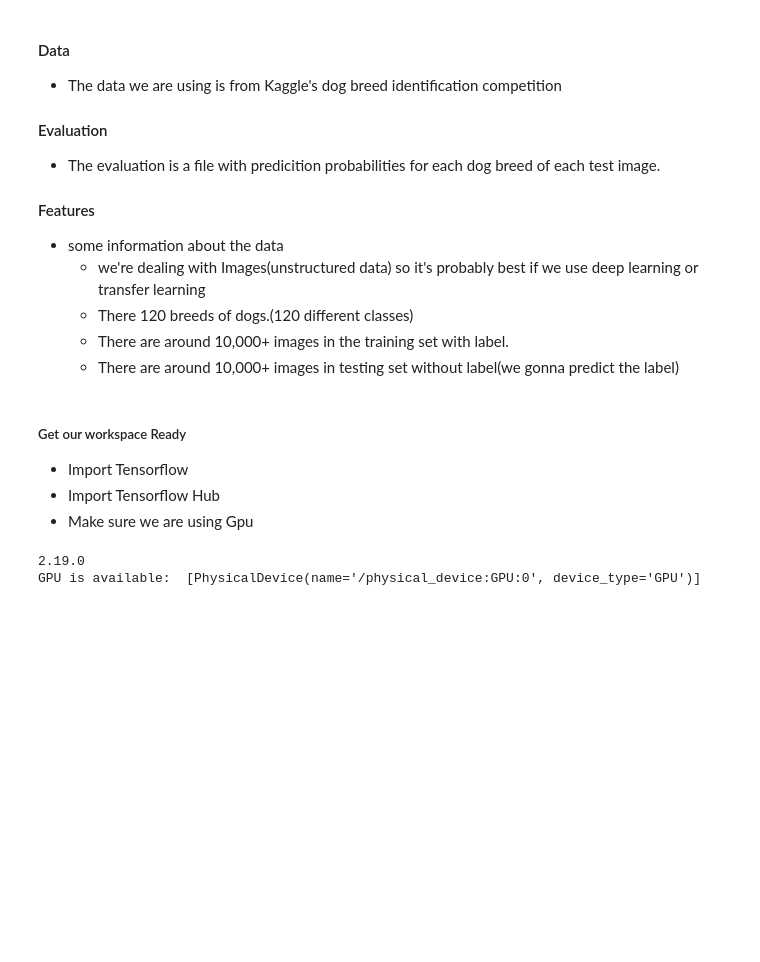
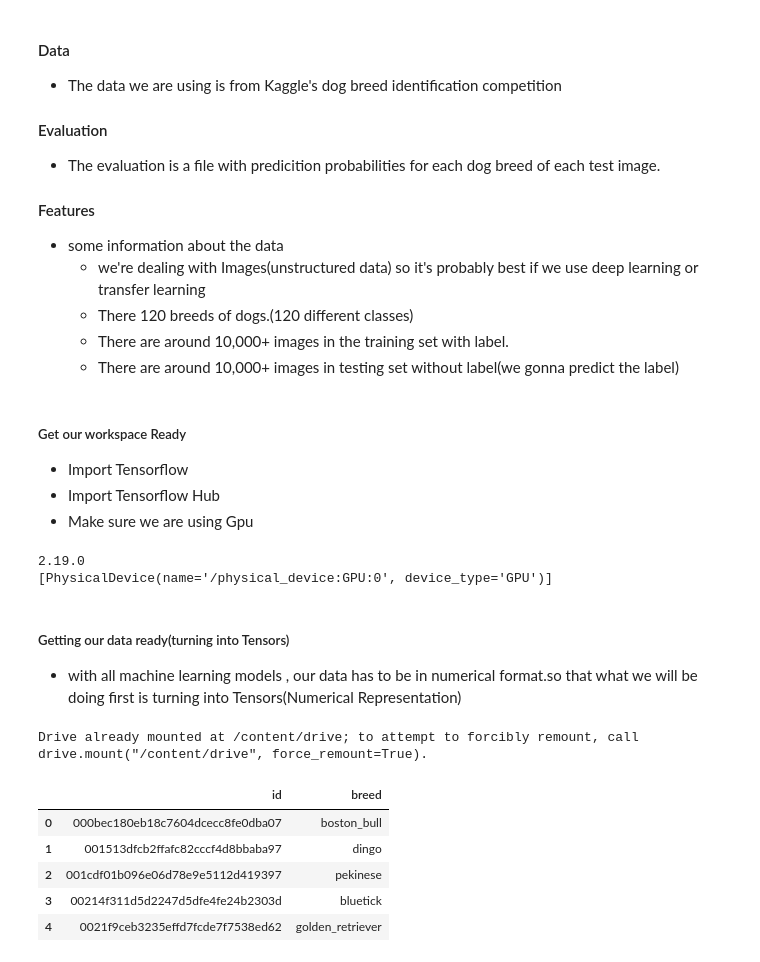
Before and after one commit to Kidist-c/MultiClassDogBreedClassification, a Jupyter notebook: notebook/dog_vision.ipynb, the cells around one changed output. Saved outputs shown, nothing was run; the diff lists cells and outputs as text; code cells hidden in the pictures; blank space fills up the shorter version.

```diff
--- a/notebook/dog_vision.ipynb
+++ b/notebook/dog_vision.ipynb
@@ -26,7 +26,27 @@ print(tf.__version__)
 # Import tensorflow_hub as hub
 import tensorflow_hub as hub
 # Check if GPU is availabele
-print("GPU is available: ", tf.config.list_physical_devices('GPU'))
+print(tf.config.list_physical_devices('GPU'))
 # %% [output]
 2.19.0
-GPU is available:  [PhysicalDevice(name='/physical_device:GPU:0', device_type='GPU')]
+[PhysicalDevice(name='/physical_device:GPU:0', device_type='GPU')]
+# %% [markdown]
+##### Getting our data ready(turning into Tensors)
+* with all machine learning models , our data has to be in numerical format.so that what we will be doing first is turning into Tensors(Numerical Representation)
+# %%
+from google.colab import drive
+drive.mount('/content/drive')
+# %% [output]
+Drive already mounted at /content/drive; to attempt to forcibly remount, call drive.mount("/content/drive", force_remount=True).
+# %%
+# check the labels of the data
+import pandas as pd
+labels = pd.read_csv("/content/drive/MyDrive/MultiClassDogBreedClassification/MultiClassDogBreedClassification/data/labels.csv")
+labels.head()
+# %% [output]
+|  | id | breed |
+| 0 | 000bec180eb18c7604dcecc8fe0dba07 | boston_bull |
+| 1 | 001513dfcb2ffafc82cccf4d8bbaba97 | dingo |
+| 2 | 001cdf01b096e06d78e9e5112d419397 | pekinese |
+| 3 | 00214f311d5d2247d5dfe4fe24b2303d | bluetick |
+| 4 | 0021f9ceb3235effd7fcde7f7538ed62 | golden_retriever |
```
Also changed, not shown: parts of 3 cells of this notebook.
